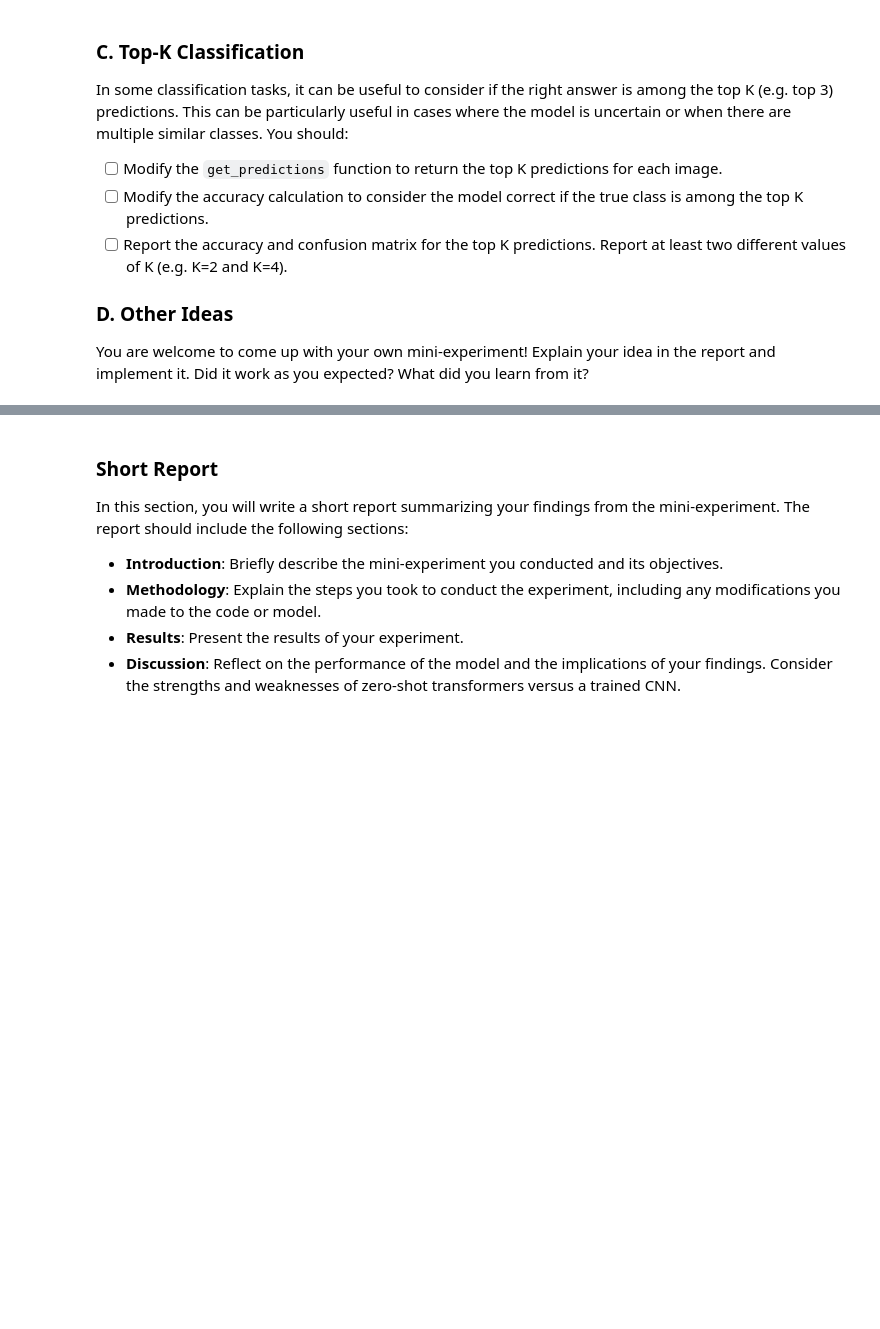
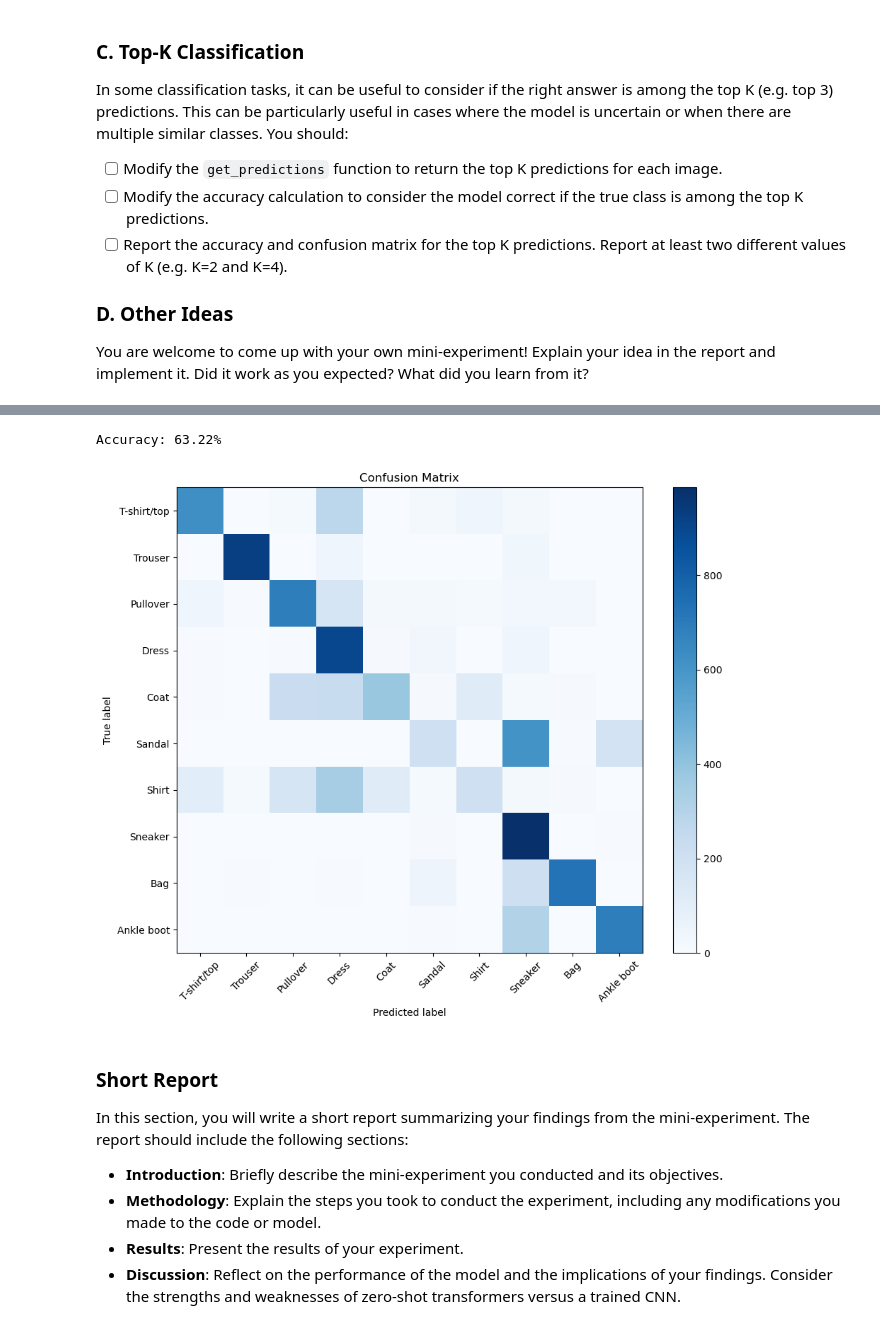
Before and after one commit to klin093/deep_learning, a Jupyter notebook: 02_activities/assignments/assignment_2.ipynb, the cells around one changed output, grey strips where cells are left out. Drawn from its saved outputs; the diff is of its cells as text; code cells hidden in the pictures; blank space fills up the shorter version.

```diff
--- a/02_activities/assignments/assignment_2.ipynb
+++ b/02_activities/assignments/assignment_2.ipynb
@@ -467,3 +524,27 @@ You are welcome to come up with your own mini-experiment! Explain your idea in t
+# %%
+# Report the accuracy of the predictions
+accuracy = accuracy_score(y_true, y_pred)
+print(f"Accuracy: {accuracy * 100:.2f}%")
+
+# Report the confusion matrix
+def plot_confusion_matrix(y_true, y_pred, class_names):
+    cm = confusion_matrix(y_true, y_pred)
+    plt.figure(figsize=(10, 8))
+    plt.imshow(cm, interpolation='nearest', cmap=plt.cm.Blues)
+    plt.title('Confusion Matrix')
+    plt.colorbar()
+    tick_marks = np.arange(len(class_names))
+    plt.xticks(tick_marks, class_names, rotation=45)
+    plt.yticks(tick_marks, class_names)
+    plt.ylabel('True label')
+    plt.xlabel('Predicted label')
+    plt.tight_layout()
+    plt.show()
+
+plot_confusion_matrix(y_true, y_pred, CLASS_NAMES)
+# %% [output]
+Accuracy: 63.22%
+[figure, added]
 # %% [markdown]
 ### Short Report
 
```
Also changed, not shown: parts of 3 cells of this notebook.
